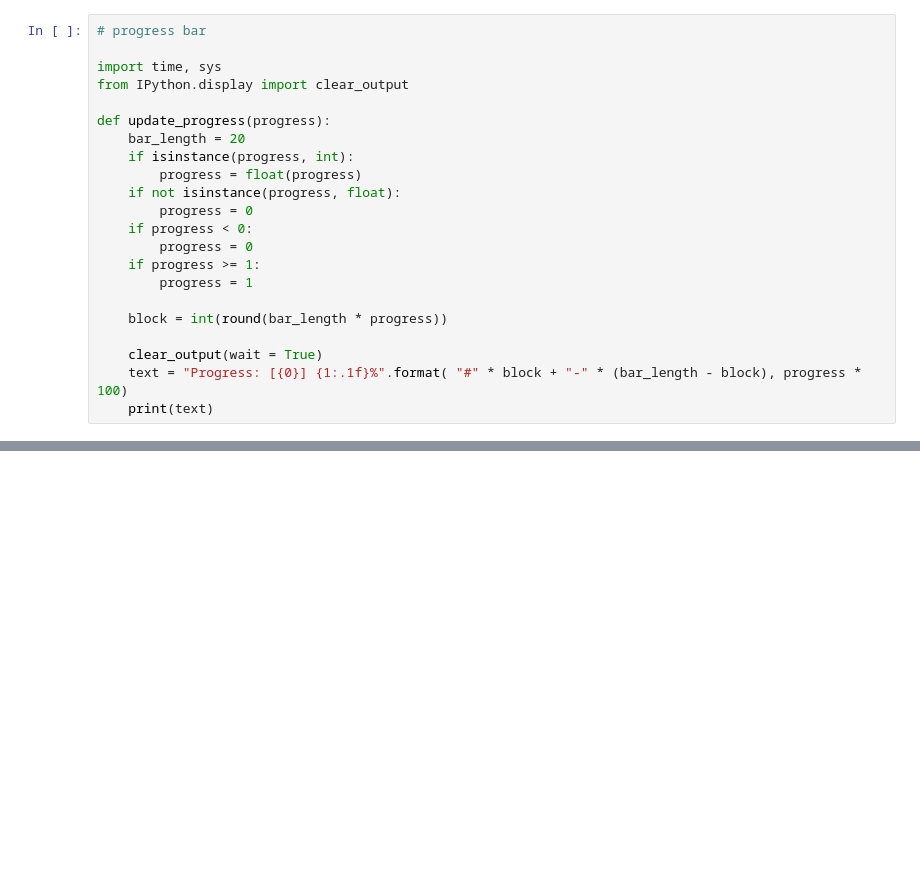
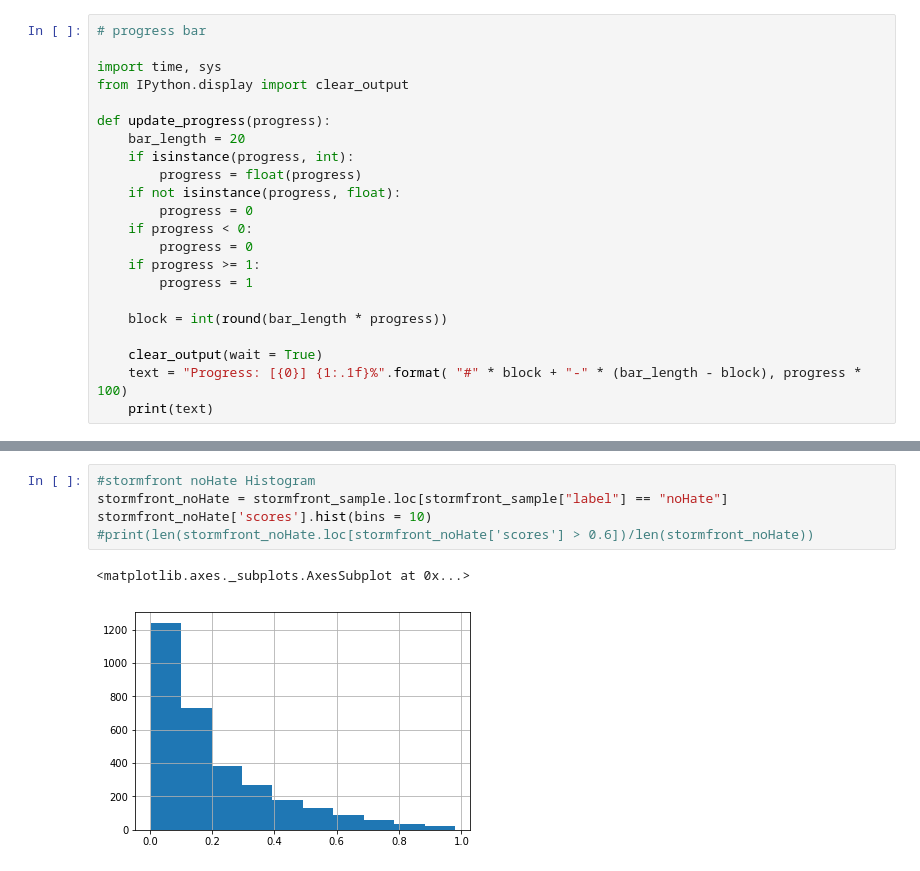
Before and after one commit to isabellagc/ModerationApiTesting, a Jupyter notebook: Google Perspective.ipynb, the cells around one changed output, grey strips where cells are left out. Drawn from its saved outputs; the diff is of its cells as text; blank space fills up the shorter version.

```diff
--- a/Google Perspective.ipynb
+++ b/Google Perspective.ipynb
@@ -91,0 +218,8 @@ Name: tweet, dtype: object
+# %%
+#stormfront noHate Histogram
+stormfront_noHate = stormfront_sample.loc[stormfront_sample["label"] == "noHate"]
+stormfront_noHate['scores'].hist(bins = 10)
+#print(len(stormfront_noHate.loc[stormfront_noHate['scores'] > 0.6])/len(stormfront_noHate))
+# %% [output]
+<matplotlib.axes._subplots.AxesSubplot at 0x...>
+[figure, added]
```
Also changed, not shown: parts of 20 cells of this notebook.
